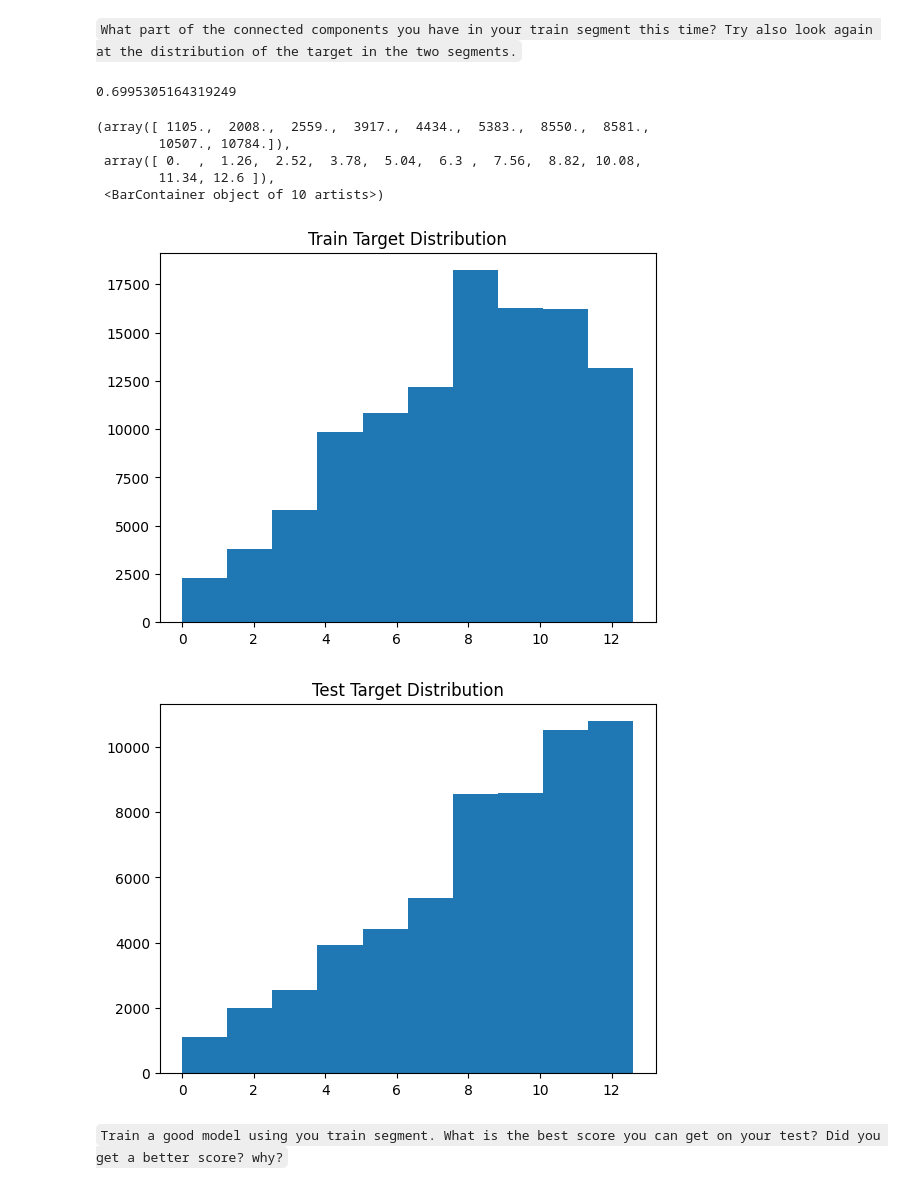
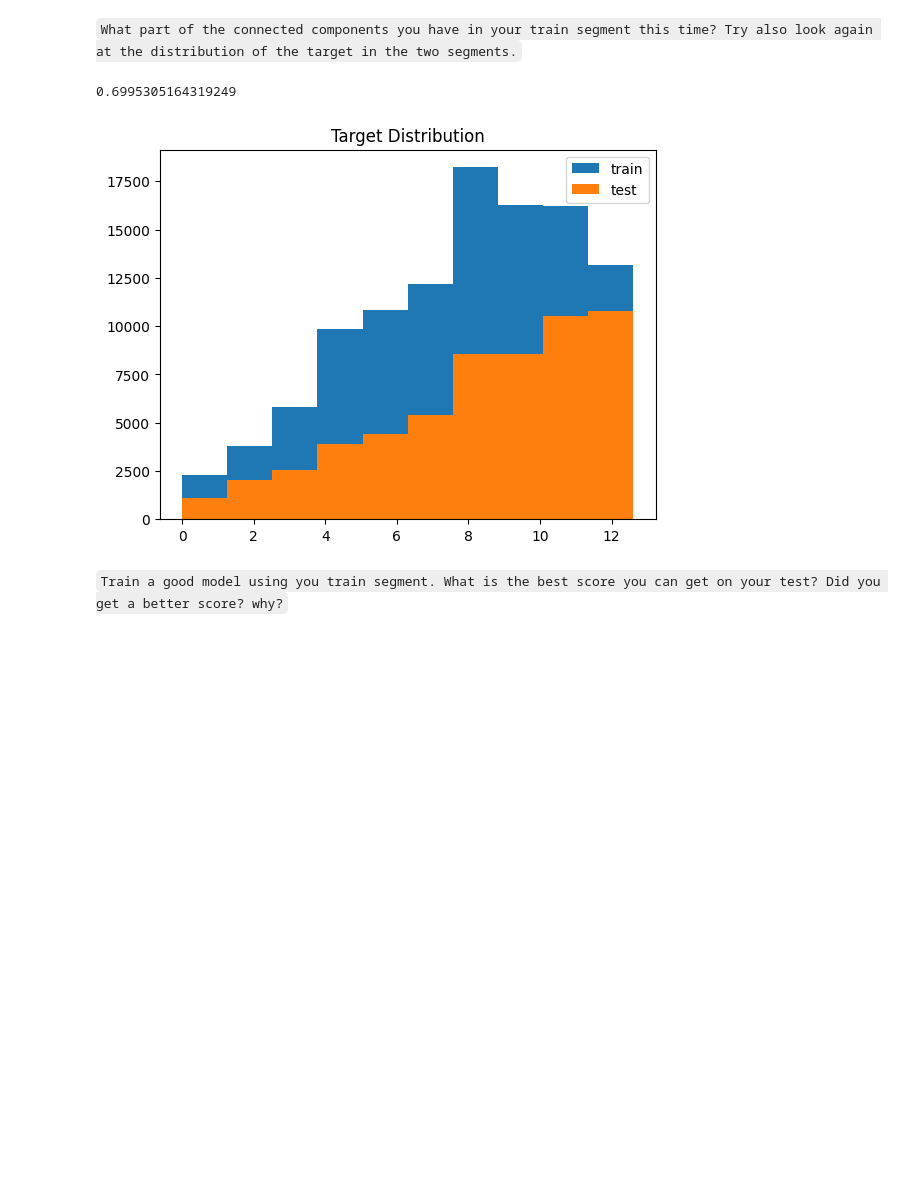
Before and after one commit to roy-boy-1/shampoo, a Jupyter notebook: train_test_split/train-test split exercise.ipynb, the cells around one changed output. Cells and saved outputs as stored; diff of their text form; code cells hidden in the pictures; blank space fills up the shorter version.

````diff
--- a/train_test_split/train-test split exercise.ipynb
+++ b/train_test_split/train-test split exercise.ipynb
@@ -129,14 +129,15 @@ Training part: 0.7001941276389226
 # %% [markdown]
 A way to print the data:
 # %%
-def visualize(segment, title):
+plt.figure()
+plt.title(f"Cumulative Number of Nodes Against Number of Components")
+for i, segment in enumerate((train_segment, test_segment)):
     graph = nx.from_pandas_edgelist(segment, source="index_left", target="index_right", edge_attr="target")
     concomp_sizes = [len(c) for c in nx.connected_components(graph)]
-    plt.title(f"Number of Nodes in Components Against Number of Components in {title}")
     node_cumsum = np.cumsum(concomp_sizes)
-    plt.plot(range(len(node_cumsum)), node_cumsum)
-    plt.show()
+    label = "train" if i == 0 else "test"
+    plt.plot(range(len(node_cumsum)), node_cumsum, label=label)
 
-visualize(test_segment, "Test")
-visualize(train_segment, "Train")
+plt.legend()
+plt.show()
 # %% [output]
@@ -258,20 +257,14 @@ print(f"{num_comps} components in train_segment, {len(concomp)} in entire datase
 # %%
 print(int(train_part*len(concomp))/len(concomp))
 plt.figure()
-plt.title("Train Target Distribution")
-plt.hist(y_train)
-plt.figure()
-plt.title("Test Target Distribution")
-plt.hist(y_test)
+plt.title("Target Distribution")
+plt.hist(y_train, label="train")
+plt.hist(y_test, label="test")
+plt.legend()
+plt.show()
 # %% [output]
 0.6995305164319249
-(array([ 1105.,  2008.,  2559.,  3917.,  4434.,  5383.,  8550.,  8581.,
-        10507., 10784.]),
- array([ 0.  ,  1.26,  2.52,  3.78,  5.04,  6.3 ,  7.56,  8.82, 10.08,
-        11.34, 12.6 ]),
- <BarContainer object of 10 artists>)
-[figure, old version]
+[figure, new version]
-[figure, removed]
 # %% [markdown]
 ```Train a good model using you train segment. What is the best score you can get on your test? Did you get a better score? why?```
 # %% [markdown]
````
Also changed, not shown: parts of 3 cells of this notebook.
